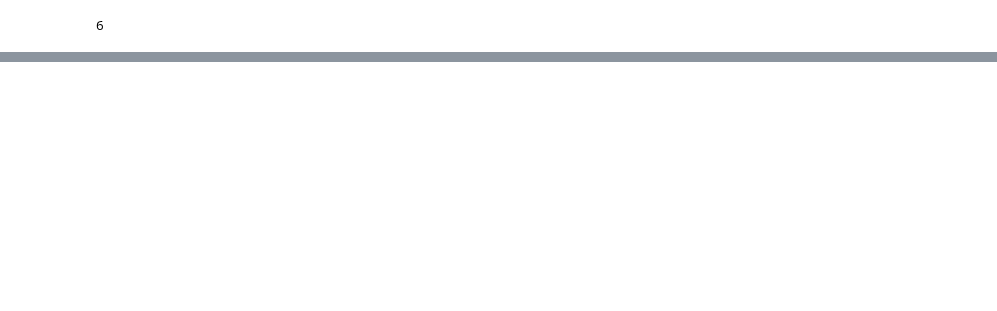
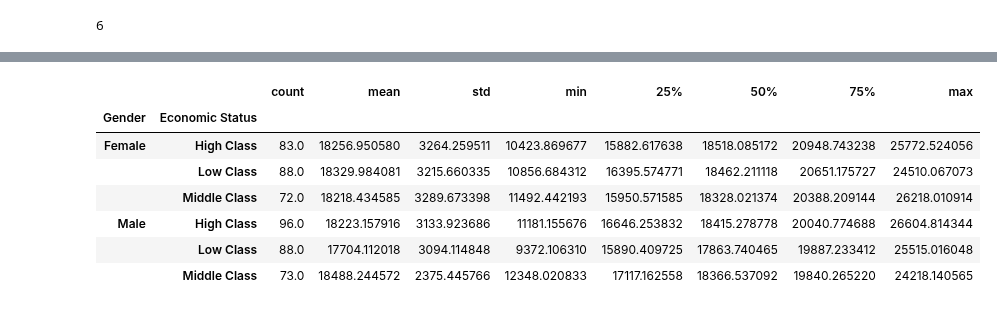
Before and after one commit to tomasvdh/python-ml-course, a Jupyter notebook: mynotebooks/T2 - 3 - Data Cleaning - Agrupación de datos.ipynb, the cells around one changed output, grey strips where cells are left out. Cells and saved outputs as stored; diff of their text form; code cells hidden in the pictures; blank space fills up the shorter version.

```diff
--- a/mynotebooks/T2 - 3 - Data Cleaning - Agrupación de datos.ipynb
+++ b/mynotebooks/T2 - 3 - Data Cleaning - Agrupación de datos.ipynb
@@ -154,0 +207,13 @@ for names, groups in double_group:
+# %%
+grouped_income= double_group["Income"]
+# %%
+grouped_income.describe()
+# %% [output]
+|  |  | count | mean | std | min | 25% | 50% | 75% | max |
+| Gender | Economic Status |  |  |  |  |  |  |  |  |
+| Female | High Class | 83.0 | 18256.950580 | 3264.259511 | 10423.869677 | 15882.617638 | 18518.085172 | 20948.743238 | 25772.524056 |
+|  | Low Class | 88.0 | 18329.984081 | 3215.660335 | 10856.684312 | 16395.574771 | 18462.211118 | 20651.175727 | 24510.067073 |
+|  | Middle Class | 72.0 | 18218.434585 | 3289.673398 | 11492.442193 | 15950.571585 | 18328.021374 | 20388.209144 | 26218.010914 |
+| Male | High Class | 96.0 | 18223.157916 | 3133.923686 | 11181.155676 | 16646.253832 | 18415.278778 | 20040.774688 | 26604.814344 |
+|  | Low Class | 88.0 | 17704.112018 | 3094.114848 | 9372.106310 | 15890.409725 | 17863.740465 | 19887.233412 | 25515.016048 |
+|  | Middle Class | 73.0 | 18488.244572 | 2375.445766 | 12348.020833 | 17117.162558 | 18366.537092 | 19840.265220 | 24218.140565 |
```
Also changed, not shown: parts of 17 cells of this notebook.
